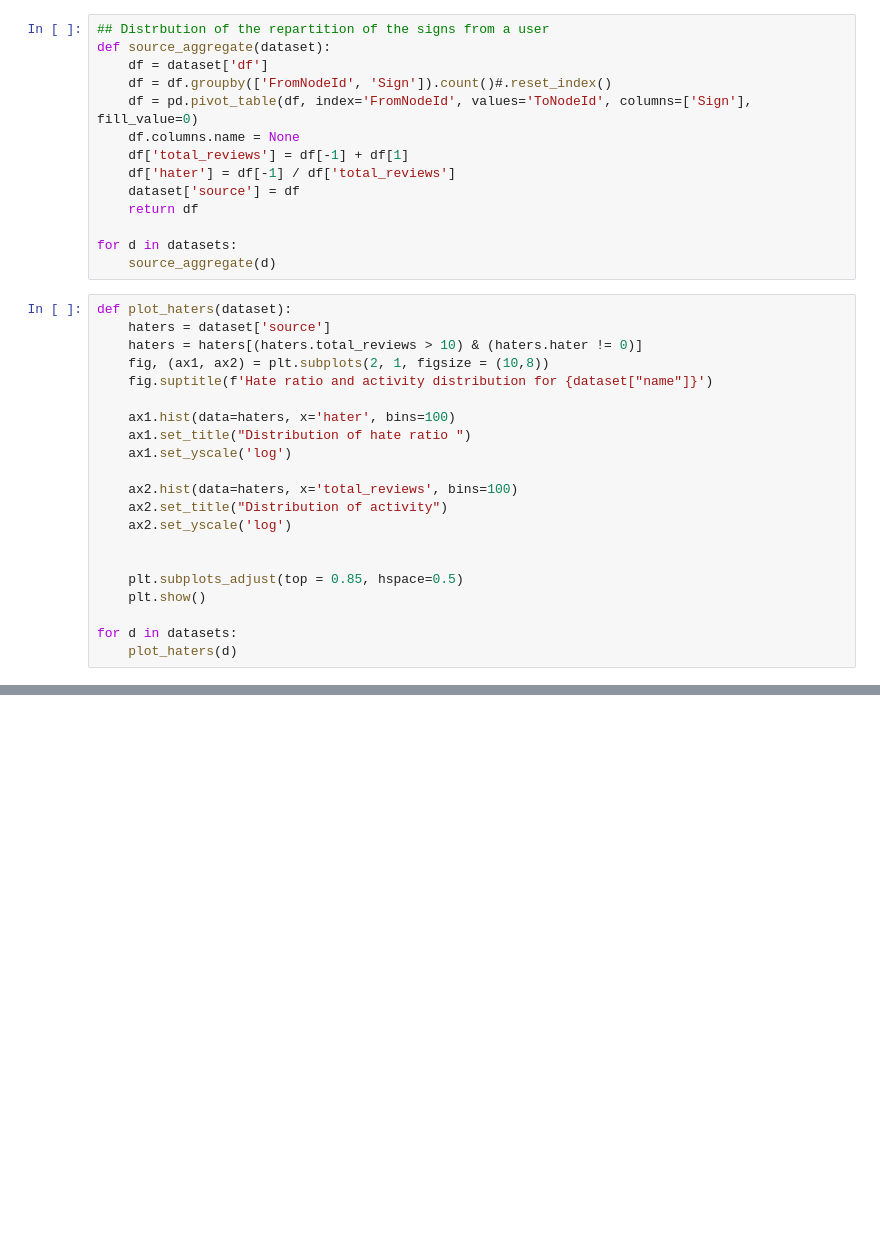
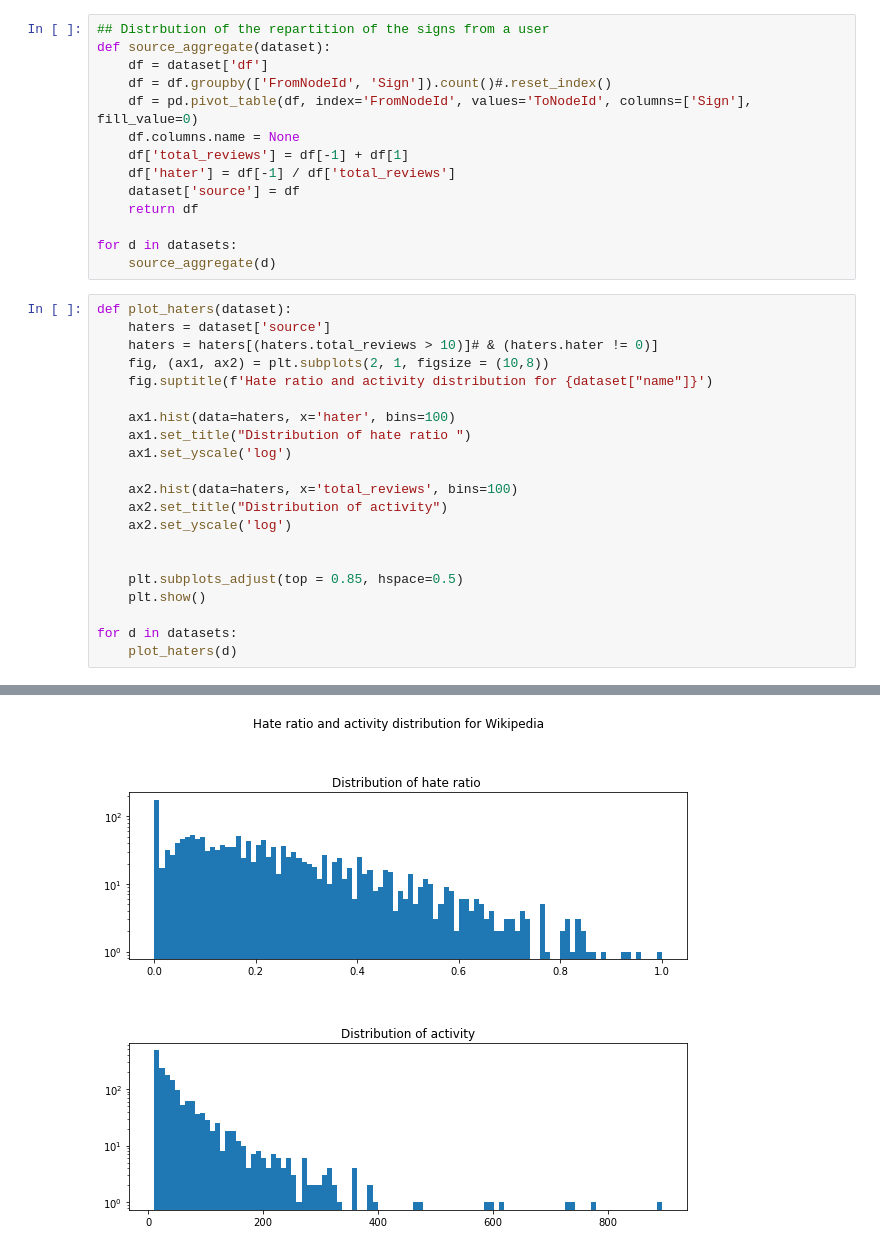
Before and after one commit to epfl-ada/ada-2020-project-milestone-p3-p3_adaptateur, a Jupyter notebook: notebook.ipynb, the cells around one changed output, grey strips where cells are left out. Drawn from its saved outputs; the diff is of its cells as text; blank space fills up the shorter version.

```diff
--- a/notebook.ipynb
+++ b/notebook.ipynb
@@ -260,7 +260,7 @@ for d in datasets:
 # %%
 def plot_haters(dataset):
     haters = dataset['source']
-    haters = haters[(haters.total_reviews > 10) & (haters.hater != 0)]
+    haters = haters[(haters.total_reviews > 10)]# & (haters.hater != 0)]
     fig, (ax1, ax2) = plt.subplots(2, 1, figsize = (10,8))
     fig.suptitle(f'Hate ratio and activity distribution for {dataset["name"]}')
 
@@ -287,0 +282 @@ for d in datasets:
+[figure, added]
```
Also changed, not shown: parts of 4 cells of this notebook.
